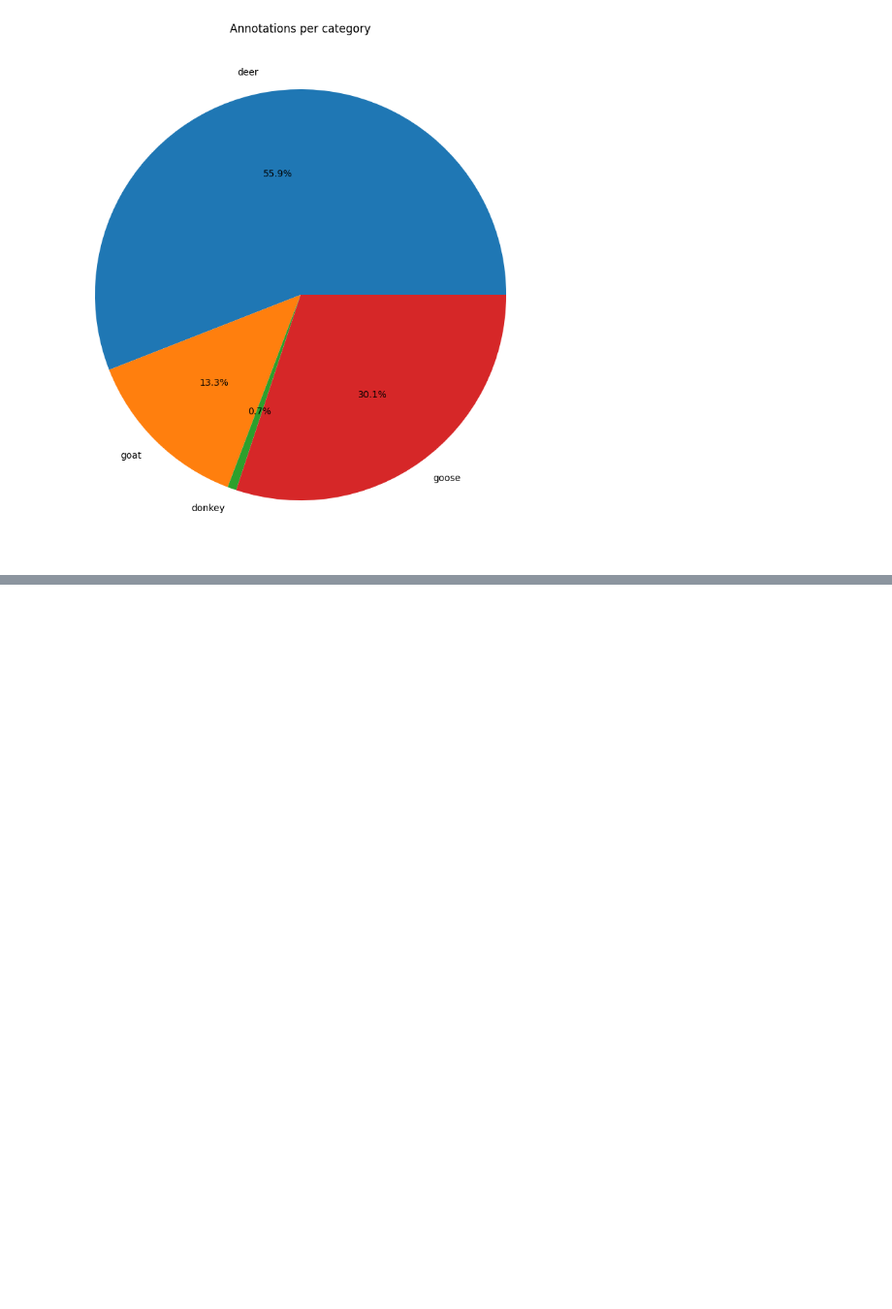
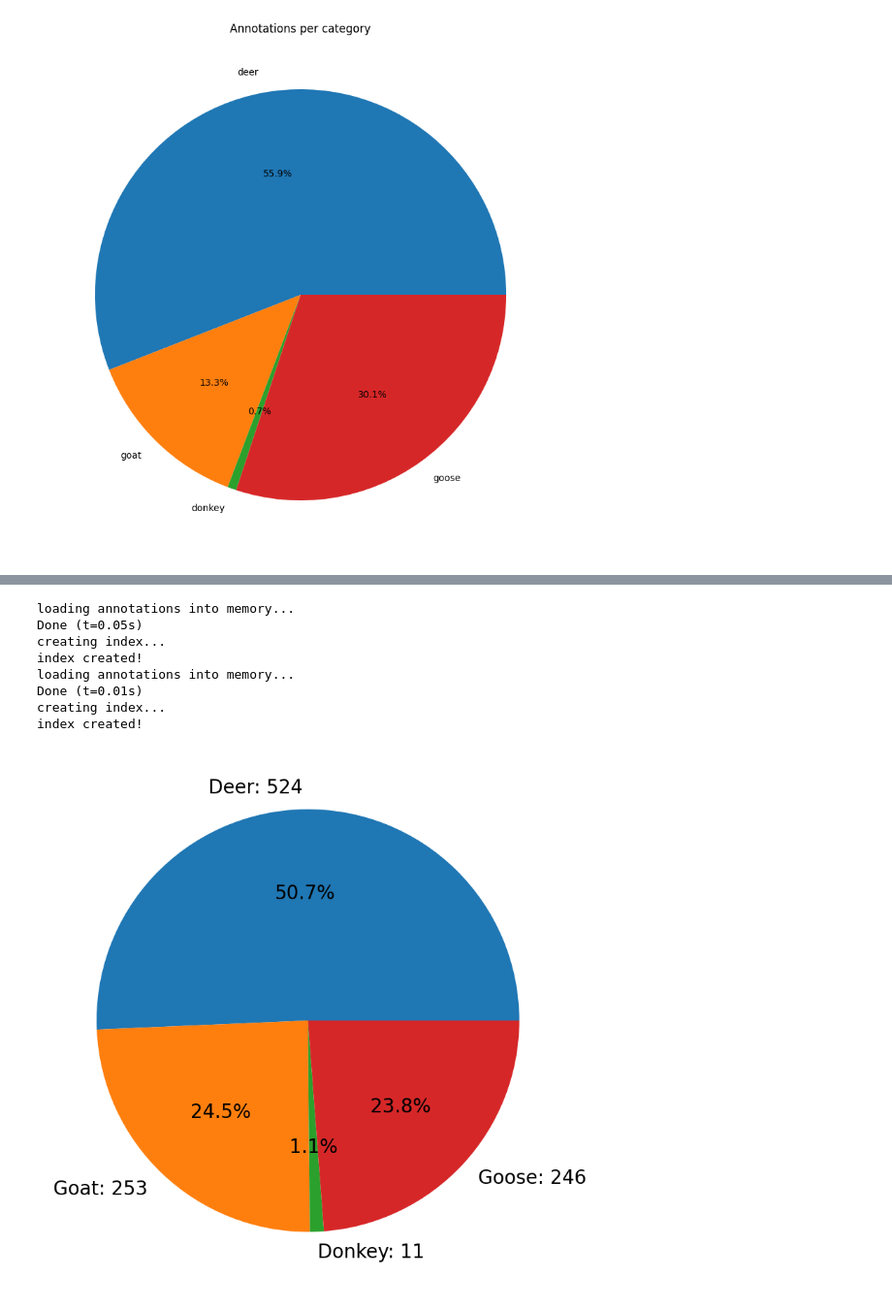
Before and after one commit to jurbn/tfg_multimodal_segmentation, a Jupyter notebook: scripts/cocostuff.ipynb, the cells around one changed output, grey strips where cells are left out. Shown at 97% size. Drawn from its saved outputs; the diff is of its cells as text; code cells hidden in the pictures; blank space fills up the shorter version.

```diff
--- a/scripts/cocostuff.ipynb
+++ b/scripts/cocostuff.ipynb
@@ -171,0 +197,40 @@ index created!
+# %%
+# plot the amount of anotations per category in the new datasets
+import matplotlib.pyplot as plt
+import numpy as np
+
+train_coco = coco.COCO(DATA_PATH + 'train.json')
+cat_ids = train_coco.getCatIds()
+cats = train_coco.loadCats(cat_ids)
+cat_names = [cat['name'] for cat in cats]
+
+anns = train_coco.dataset['annotations']
+cat_counts = [0] * len(cat_ids)
+for ann in anns:
+    cat_counts[ann['category_id']-1] += 1
+
+val_coco = coco.COCO(DATA_PATH + 'val.json')
+cat_ids = val_coco.getCatIds()
+cats = val_coco.loadCats(cat_ids)
+cat_names = [cat['name'] for cat in cats]
+
+anns = val_coco.dataset['annotations']
+for ann in anns:
+    cat_counts[ann['category_id']-1] += 1
+
+for i, name in enumerate(cat_names):
+    cat_names[i] = name.capitalize() + ': ' + str(cat_counts[i])
+
+plt.figure(figsize=(20, 10))
+plt.pie(cat_counts, labels=cat_names, autopct='%1.1f%%', textprops={'fontsize': 20})
+plt.show()
+# %% [output]
+loading annotations into memory...
+Done (t=0.05s)
+creating index...
+index created!
+loading annotations into memory...
+Done (t=0.01s)
+creating index...
+index created!
+[figure, added]
```
Also changed, not shown: parts of 1 cell of this notebook, 20 other files.
